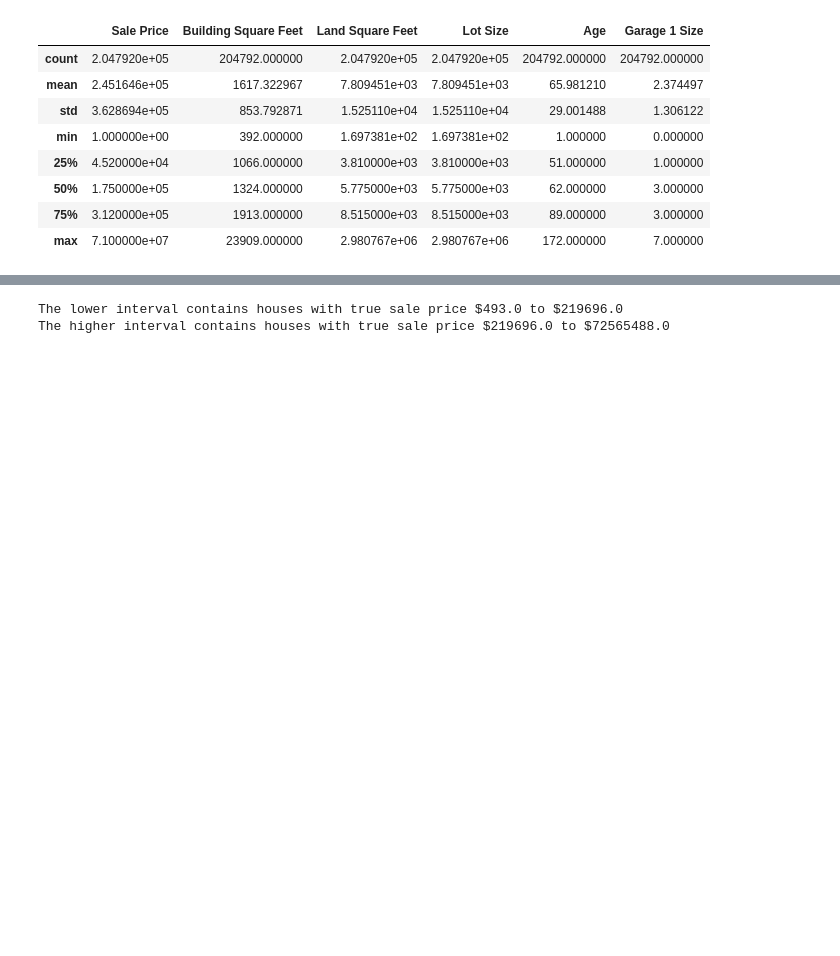
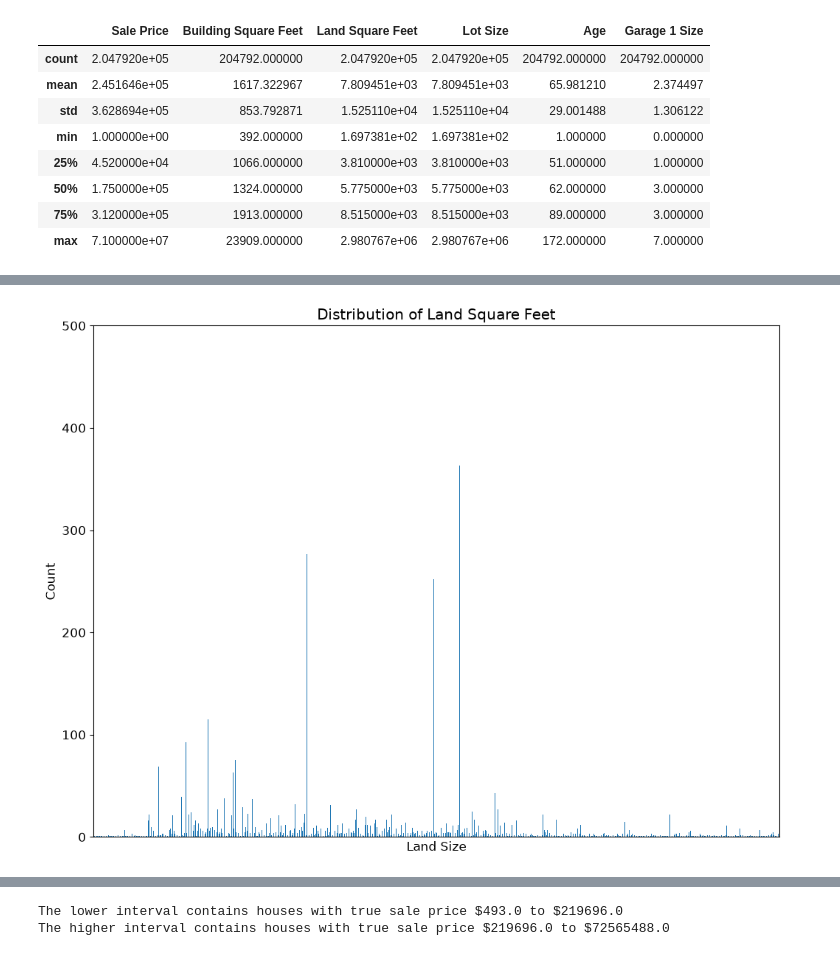
Before and after one commit to KevTJ/kj-project-portfolio, a Jupyter notebook: Projects/fair-housing-price-prediction/projA2/projA2.ipynb, the cells around one changed output, grey strips where cells are left out. Saved outputs shown, nothing was run; the diff lists cells and outputs as text; code cells hidden in the pictures; blank space fills up the shorter version.

```diff
--- a/Projects/fair-housing-price-prediction/projA2/projA2.ipynb
+++ b/Projects/fair-housing-price-prediction/projA2/projA2.ipynb
@@ -821,0 +726,12 @@ def compute_CV_error(X_train, Y_train, folds=4):
+# %%
+# Histogram of Lot Size
+remove_outlier_df = remove_outliers(filtered_df, "Land Square Feet", lower=0, upper=30000)
+remove_outlier_df["Land Square Feet"].value_counts().sort_index().plot(kind='bar')
+plt.title("Distribution of Land Square Feet")
+plt.xticks([])
+plt.xlabel("Land Size")
+plt.ylabel("Count")
+plt.ylim(0, 500)
+plt.show()
+# %% [output]
+[figure, added]
```
Also changed, not shown: parts of 39 cells of this notebook.
